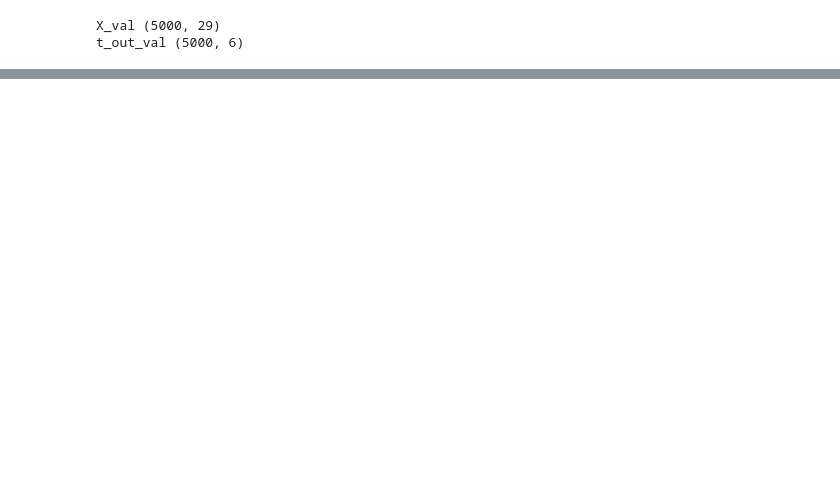
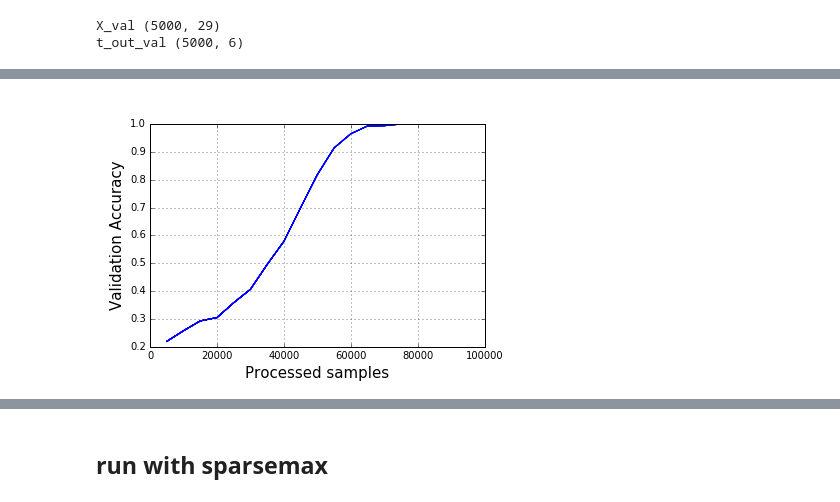
Before and after one commit to AndreasMadsen/course-02456-sparsemax, a Jupyter notebook: usage/enc-dec/lab3_RNN.ipynb, the cells around one changed output, grey strips where cells are left out. Cells and saved outputs as stored; diff of their text form; code cells hidden in the pictures; blank space fills up the shorter version.

Commit message:
notebook comparison of soft/sparsemax. Note that sparsemax seems to sometimes have convergence problems that i haven't been able to fix... : /

```diff
--- a/usage/enc-dec/lab3_RNN.ipynb
+++ b/usage/enc-dec/lab3_RNN.ipynb
@@ -214,0 +261,20 @@ WARNING:tensorflow:tf.op_scope(values, name, default_name) is deprecated, use tf
+# %%
+reset_default_graph()
+Xs = tf.placeholder(tf.int32, shape=[None, None], name='X_input')
+ts_in = tf.placeholder(tf.int32, shape=[None, None], name='t_input_in')
+ts_out = tf.placeholder(tf.int32, shape=[None, None], name='t_input_out')
+X_len = tf.placeholder(tf.int32, shape=[None], name='X_len')
+t_len = tf.placeholder(tf.int32, shape=[None], name='X_len')
+t_mask = tf.placeholder(tf.float32, shape=[None, None], name='t_mask')
+
+# restricting memory usage, TensorFlow is greedy and will use all memory otherwise
+gpu_opts = tf.GPUOptions(per_process_gpu_memory_fraction=0.2)
+# initialize the Session
+sess = tf.Session(config=tf.ConfigProto(gpu_options=gpu_opts))
+# test train part
+sess.run(tf.initialize_all_variables())
+feed_dict = {Xs: inputs, X_len: inputs_seqlen, ts_in: targets_in,
+             ts_out: targets_out, t_len: targets_seqlen}
+
+
+model_softmax = RNN('softmax')
@@ -233,12 +302,12 @@ sess = tf.Session(config=tf.ConfigProto(gpu_options=gpu_opts))
 sess.run(tf.initialize_all_variables())
 feed_dict = {Xs: inputs, X_len: inputs_seqlen, ts_in: targets_in,
              ts_out: targets_out, t_len: targets_seqlen}
-fetches = [y]
+fetches = [model_softmax.y]
 res = sess.run(fetches=fetches, feed_dict=feed_dict)
 print("y", res[0].shape)
 
 # test validation part
-fetches = [y_valid]
+fetches = [model_softmax.y_valid]
 res = sess.run(fetches=fetches, feed_dict=feed_dict)
 print("y_valid", res[0].shape)
 # %% [output]
@@ -342,3 +413,7 @@ except KeyboardInterrupt:
+# %%
+train_model(model_softmax)
+# %% [output]
+[figure, added]
 # %%
 #plot of validation accuracy for each target position
 plt.figure(figsize=(7,7))
@@ -396,3 +471,5 @@ plt.show()
 # %% [output]
 [interactive output not drawn]
 [interactive output not drawn]
+# %% [markdown]
+## run with sparsemax
```
Also changed, not shown: parts of 17 cells of this notebook.
